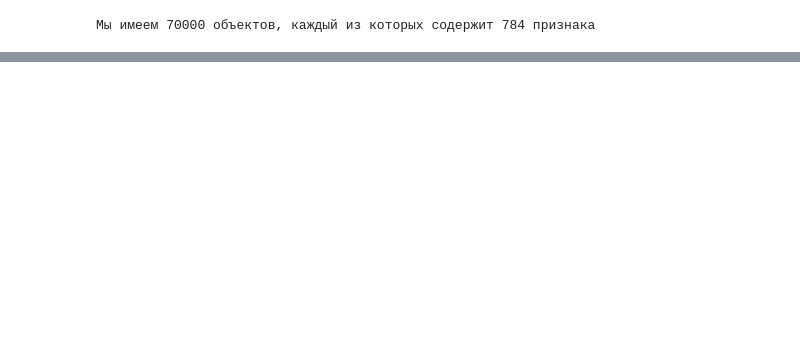
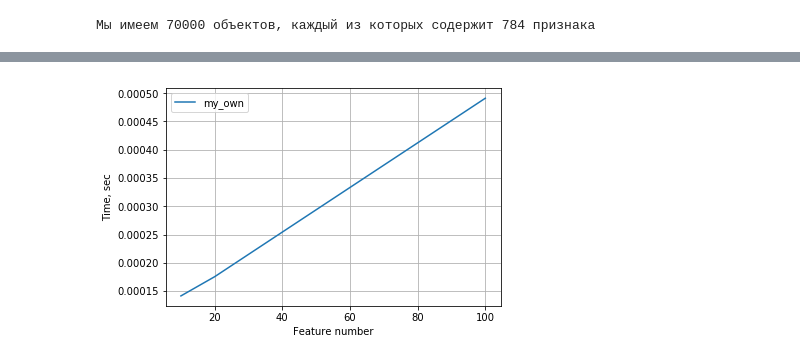
Before and after one commit to GHopperMSK/lmsu-homework, a Jupyter notebook: task1/nearest_neighbors.ipynb, the cells around one changed output, grey strips where cells are left out. Drawn from its saved outputs; the diff is of its cells as text; code cells hidden in the pictures; blank space fills up the shorter version.

```diff
--- a/task1/nearest_neighbors.ipynb
+++ b/task1/nearest_neighbors.ipynb
@@ -62,0 +71,11 @@ plt.show()
+# %%
+for st in range(len(strategies)):
+    plt.plot(featureNumber, [times[t][st] for t in times], label=strategies[st])
+
+plt.xlabel('Feature number')
+plt.ylabel('Time, sec')
+plt.grid()
+plt.legend()
+plt.show()
+# %% [output]
+[figure, added]
```
Also changed, not shown: parts of 9 cells of this notebook, 1 other file.
